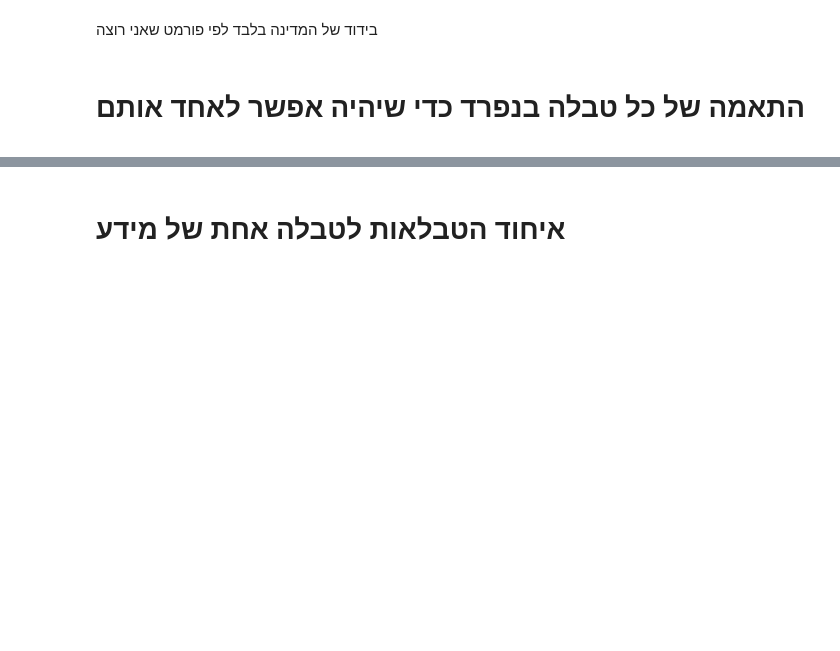
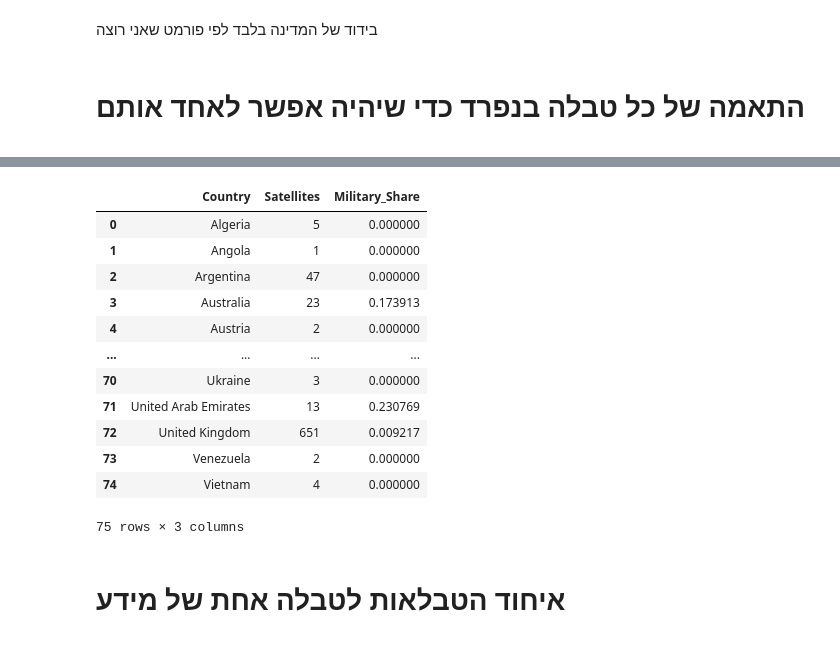
Before and after one commit to TapuZzZz/Engineering, a Jupyter notebook: Machine Learning/Satellite/Satellite.ipynb, the cells around one changed output, grey strips where cells are left out. Saved outputs shown, nothing was run; the diff lists cells and outputs as text; code cells hidden in the pictures; blank space fills up the shorter version.

```diff
--- a/Machine Learning/Satellite/Satellite.ipynb
+++ b/Machine Learning/Satellite/Satellite.ipynb
@@ -211,10 +229,25 @@ missions_by_country = df_missions.groupby("Country").agg(
 # %%
 df_satellite["Military"] = df_satellite["Users"].str.contains("Military").astype(int)
 
 sat_by_country = df_satellite.groupby("Country").agg(
     Satellites=("NORAD Number", "count"),
     Military_Share=("Military", "mean"),
 ).reset_index()
+sat_by_country
+# %% [output]
+|  | Country | Satellites | Military_Share |
+| 0 | Algeria | 5 | 0.000000 |
+| 1 | Angola | 1 | 0.000000 |
+| 2 | Argentina | 47 | 0.000000 |
+| 3 | Australia | 23 | 0.173913 |
+| 4 | Austria | 2 | 0.000000 |
+| ... | ... | ... | ... |
+| 70 | Ukraine | 3 | 0.000000 |
+| 71 | United Arab Emirates | 13 | 0.230769 |
+| 72 | United Kingdom | 651 | 0.009217 |
+| 73 | Venezuela | 2 | 0.000000 |
+| 74 | Vietnam | 4 | 0.000000 |
+75 rows × 3 columns
 # %% [markdown]
 <div dir="rtl">
 
```
Also changed, not shown: parts of 2 cells of this notebook, 1 other file.
